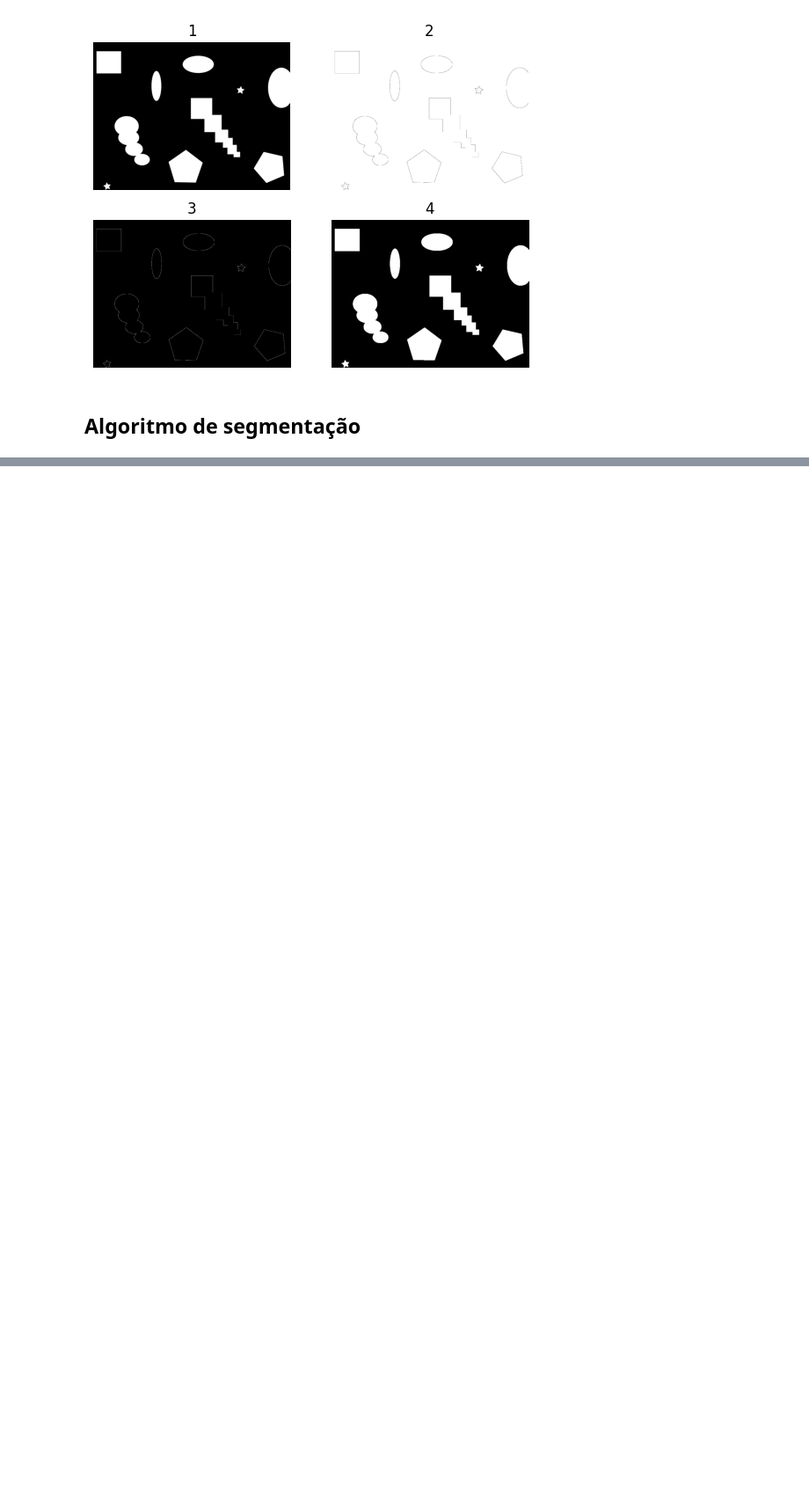
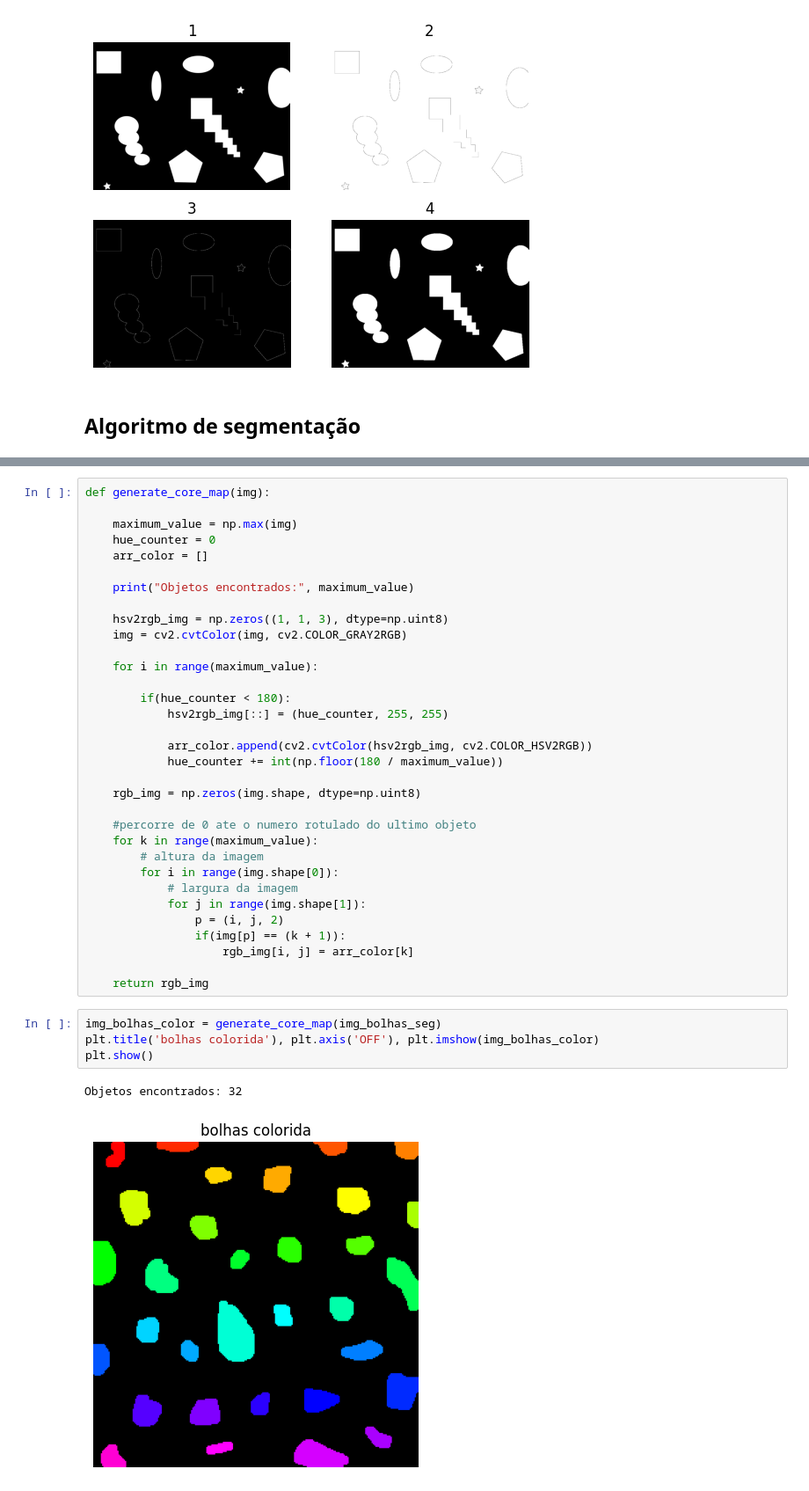
Before and after one commit to DiegogMagalhaes/PDI-Rep, a Jupyter notebook: Trabalho Pratico 4/Trabalho Pratico 4.ipynb, the cells around one changed output, grey strips where cells are left out. Shown at 88% size. Saved outputs shown, nothing was run; the diff lists cells and outputs as text; blank space fills up the shorter version.

```diff
--- a/Trabalho Pratico 4/Trabalho Pratico 4.ipynb
+++ b/Trabalho Pratico 4/Trabalho Pratico 4.ipynb
@@ -203,0 +285,40 @@ plt.imshow(img_nova_3, cmap="gray")
+# %%
+def generate_core_map(img):
+
+    maximum_value = np.max(img)
+    hue_counter = 0
+    arr_color = []
+
+    print("Objetos encontrados:", maximum_value)
+
+    hsv2rgb_img = np.zeros((1, 1, 3), dtype=np.uint8)
+    img = cv2.cvtColor(img, cv2.COLOR_GRAY2RGB)
+
+    for i in range(maximum_value):
+
+        if(hue_counter < 180):
+            hsv2rgb_img[::] = (hue_counter, 255, 255)
+
+            arr_color.append(cv2.cvtColor(hsv2rgb_img, cv2.COLOR_HSV2RGB))
+            hue_counter += int(np.floor(180 / maximum_value))
+
+    rgb_img = np.zeros(img.shape, dtype=np.uint8)
+
+    #percorre de 0 ate o numero rotulado do ultimo objeto
+    for k in range(maximum_value):
+        # altura da imagem
+        for i in range(img.shape[0]):
+            # largura da imagem
+            for j in range(img.shape[1]):
+                p = (i, j, 2)
+                if(img[p] == (k + 1)):
+                    rgb_img[i, j] = arr_color[k]
+
+    return rgb_img
+# %%
+img_bolhas_color = generate_core_map(img_bolhas_seg)
+plt.title('bolhas colorida'), plt.axis('OFF'), plt.imshow(img_bolhas_color)
+plt.show()
+# %% [output]
+Objetos encontrados: 32
+[figure, added]
```
Also changed, not shown: parts of 23 cells of this notebook.
